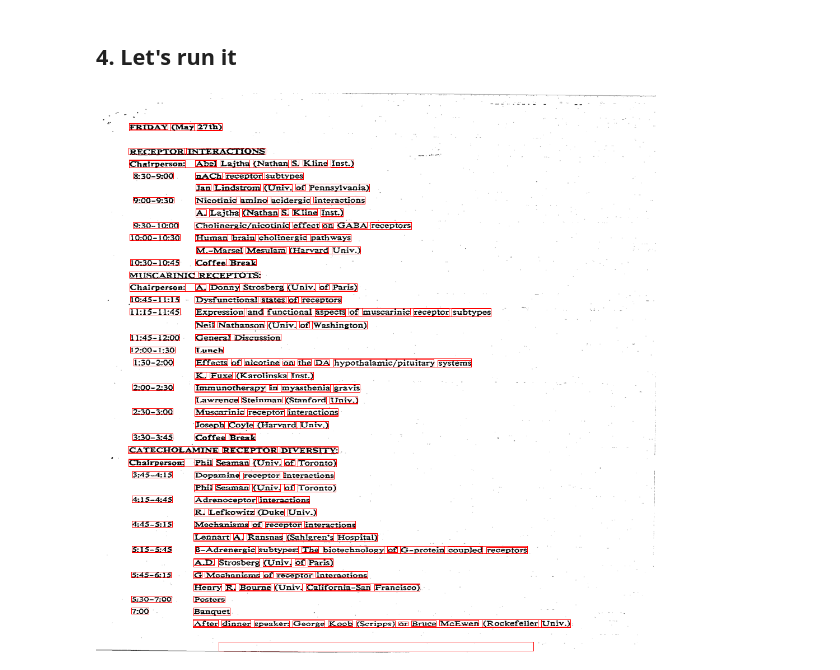
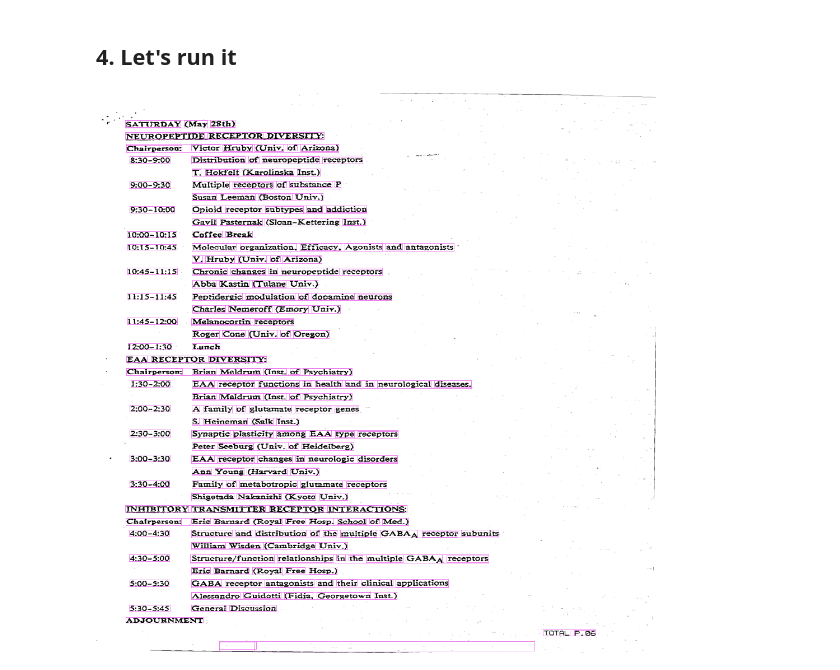
Before and after one commit to uakarsh/docformer, a Jupyter notebook: examples/docformer_pl/docformer_etoe_pretraining_finetuning/notebooks/1-docformer-pre-train-data-preparation.ipynb, the cells around one changed output. Drawn from its saved outputs; the diff is of its cells as text; code cells hidden in the pictures.

Commit message:
Kaggle Notebook | 1. DocFormer Pre-train Data preparation | Version 2

```diff
--- a/examples/docformer_pl/docformer_etoe_pretraining_finetuning/notebooks/1-docformer-pre-train-data-preparation.ipynb
+++ b/examples/docformer_pl/docformer_etoe_pretraining_finetuning/notebooks/1-docformer-pre-train-data-preparation.ipynb
@@ -376,12 +401,20 @@ img, ocr = get_img_bounding_box(pdf_path = sample['img_list'], ocr_path = sample
+# %%
+from datasets import DatasetDict, Dataset, load_from_disk
+raw_datasets = DatasetDict({'train':Dataset.from_dict(train_examples)})
+raw_datasets.save_to_disk("idl-pretrain-dataset")
+raw_datasets = load_from_disk("idl-pretrain-dataset")
 # %%
 from PIL import Image, ImageDraw
 
+item = raw_datasets['train'][1]
 # create rectangle image
+img = item['img']
+bbox = item['bbox']
+words = item['words']
 draw_on_img = ImageDraw.Draw(img)
 
-for it in ocr:
-  draw_on_img.rectangle(it['bbox'], outline ="red")
+for it in bbox:
+  draw_on_img.rectangle(it, outline ="violet")
+img
+# %% [output]
+[figure, added]
-# %%
-img
-# %% [output]
-[figure, removed]
```
Also changed, not shown: parts of 10 cells of this notebook.
